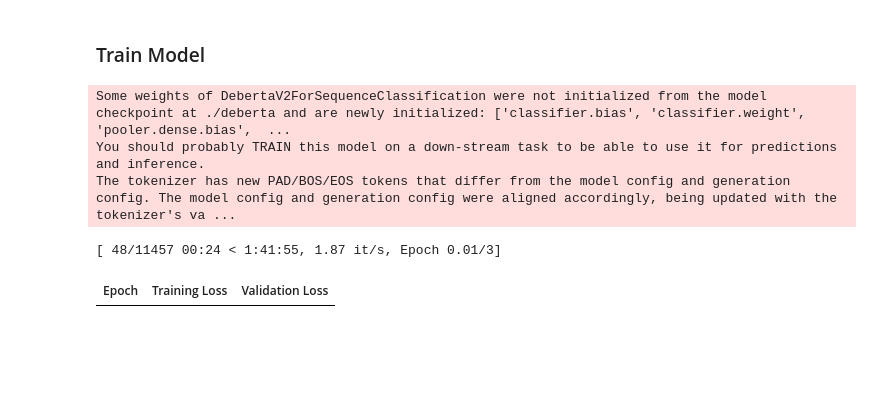
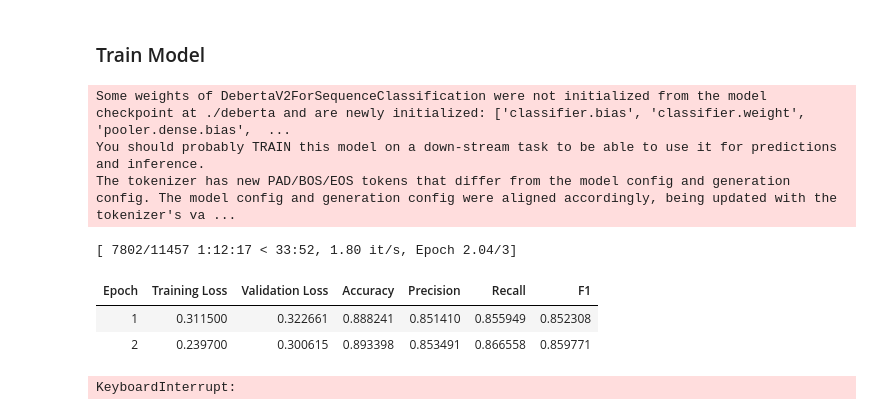
Before and after one commit to bugoverdose/dl-twitter-crisis, a Jupyter notebook: crisis_bench_local.ipynb, the cells around one changed output. Drawn from its saved outputs; the diff is of its cells as text; code cells hidden in the pictures; blank space fills up the shorter version.

```diff
--- a/crisis_bench_local.ipynb
+++ b/crisis_bench_local.ipynb
@@ -653,34 +1000,35 @@ def compute_metrics(eval_pred):
 
 training_args = TrainingArguments(
     output_dir="./deberta-v3-crisis",
     eval_strategy="epoch",
     save_strategy="epoch",
     learning_rate=2e-5,
     per_device_train_batch_size=16,
     per_device_eval_batch_size=16,
     num_train_epochs=3,
     weight_decay=0.01,
     load_best_model_at_end=True,
     metric_for_best_model="f1",
     logging_steps=50,
     report_to="none",
 )
 
 trainer = Trainer(
     model=model,
     args=training_args,
     train_dataset=tokenized_datasets["train"],
     eval_dataset=tokenized_datasets["validation"],
     tokenizer=tokenizer,
     compute_metrics=compute_metrics,
 )
 
 trainer.train()
-eval_results = trainer.evaluate(tokenized_datasets["validation"])
-print(eval_results)
 # %% [output]
 Some weights of DebertaV2ForSequenceClassification were not initialized from the model checkpoint at ./deberta and are newly initialized: ['classifier.bias', 'classifier.weight', 'pooler.dense.bias',  ...
 You should probably TRAIN this model on a down-stream task to be able to use it for predictions and inference.
 The tokenizer has new PAD/BOS/EOS tokens that differ from the model config and generation config. The model config and generation config were aligned accordingly, being updated with the tokenizer's va ...
-[ 48/11457 00:24 < 1:41:55, 1.87 it/s, Epoch 0.01/3]
+[ 7802/11457 1:12:17 < 33:52, 1.80 it/s, Epoch 2.04/3]
-| Epoch | Training Loss | Validation Loss |
+| Epoch | Training Loss | Validation Loss | Accuracy | Precision | Recall | F1 |
+| 1 | 0.311500 | 0.322661 | 0.888241 | 0.851410 | 0.855949 | 0.852308 |
+| 2 | 0.239700 | 0.300615 | 0.893398 | 0.853491 | 0.866558 | 0.859771 |
+KeyboardInterrupt:
```
Also changed, not shown: parts of 12 cells of this notebook, 2 other files.
